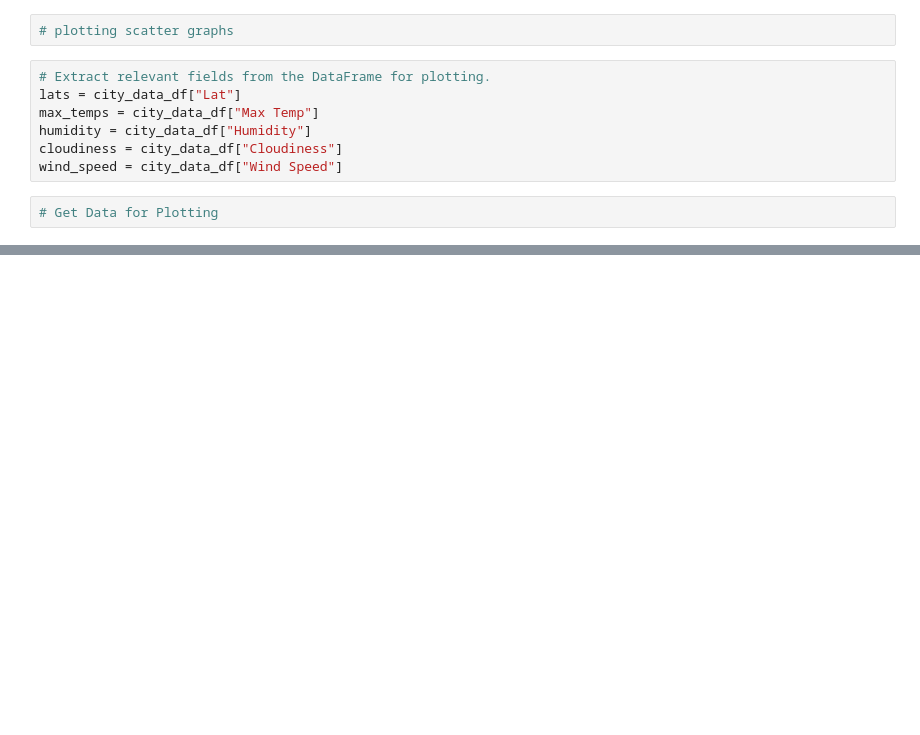
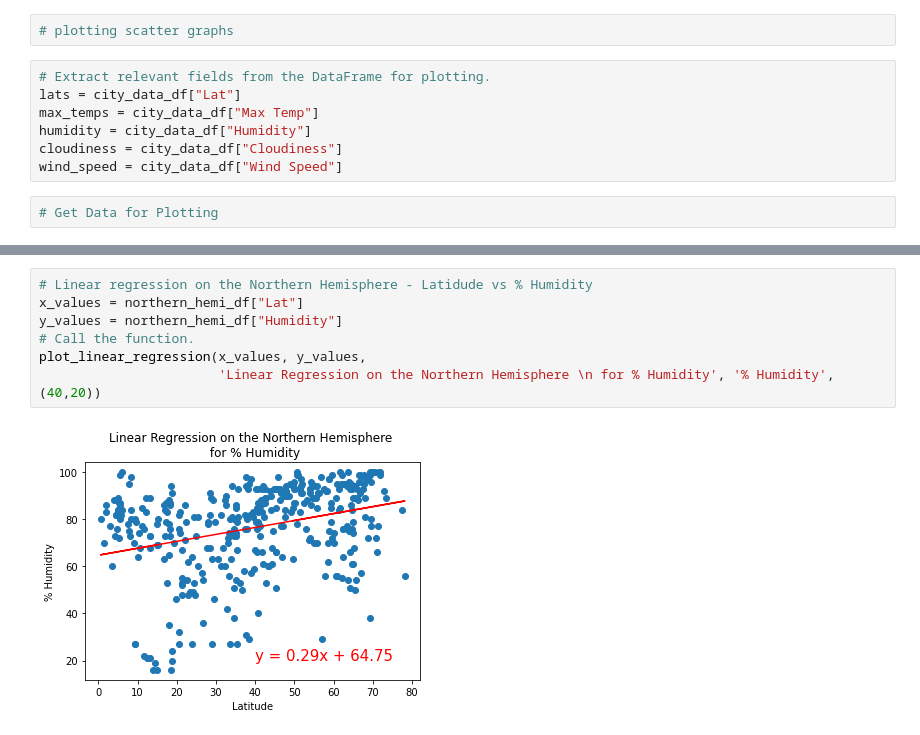
Before and after one commit to Bhargavi-ng/World_Weather_Analysis, a Jupyter notebook: WeatherPy.ipynb, the cells around one changed output, grey strips where cells are left out. Cells and saved outputs as stored; diff of their text form; blank space fills up the shorter version.

```diff
--- a/WeatherPy.ipynb
+++ b/WeatherPy.ipynb
@@ -254,0 +347,9 @@ plt.show()
+# %%
+# Linear regression on the Northern Hemisphere - Latidude vs % Humidity
+x_values = northern_hemi_df["Lat"]
+y_values = northern_hemi_df["Humidity"]
+# Call the function.
+plot_linear_regression(x_values, y_values,
+                       'Linear Regression on the Northern Hemisphere \n for % Humidity', '% Humidity',(40,20))
+# %% [output]
+[figure, added]
```
Also changed, not shown: parts of 20 cells of this notebook, 5 other files.
